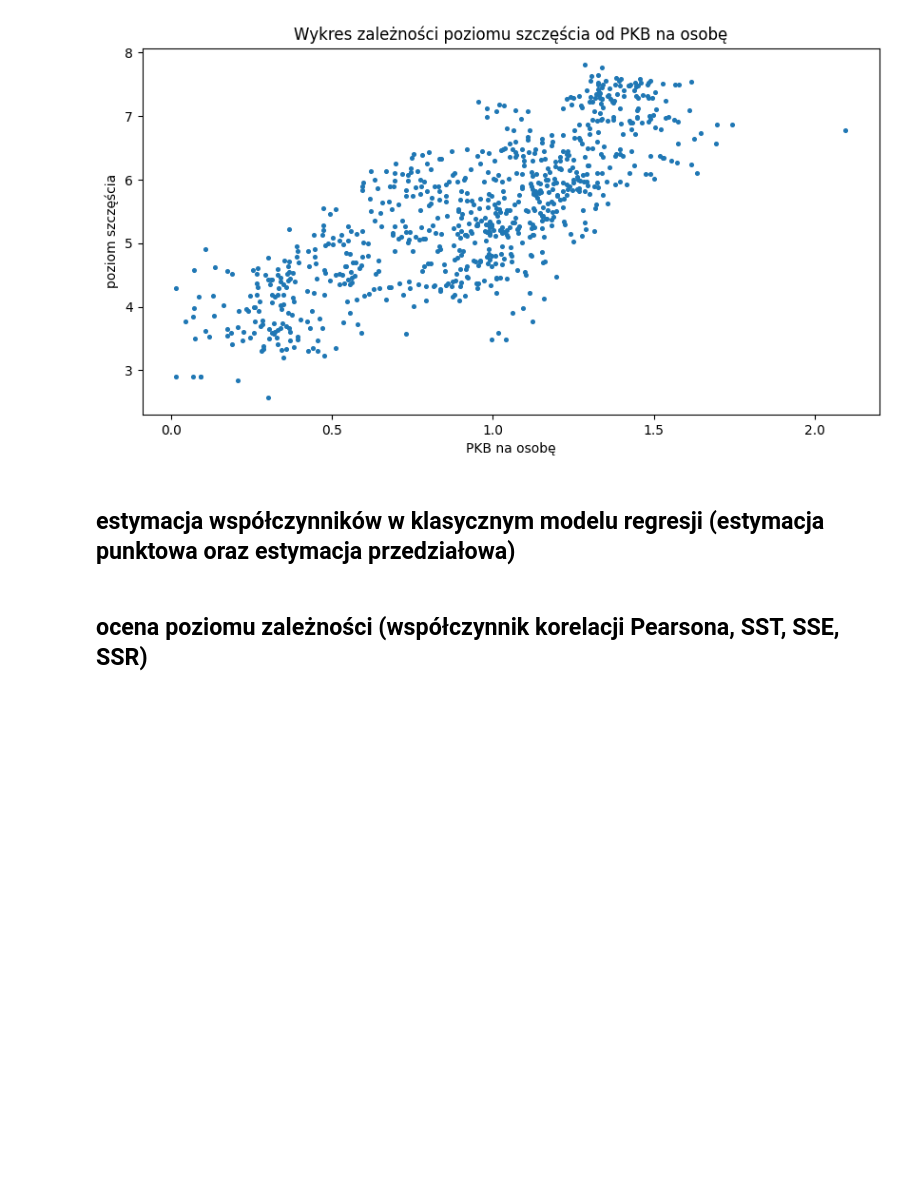
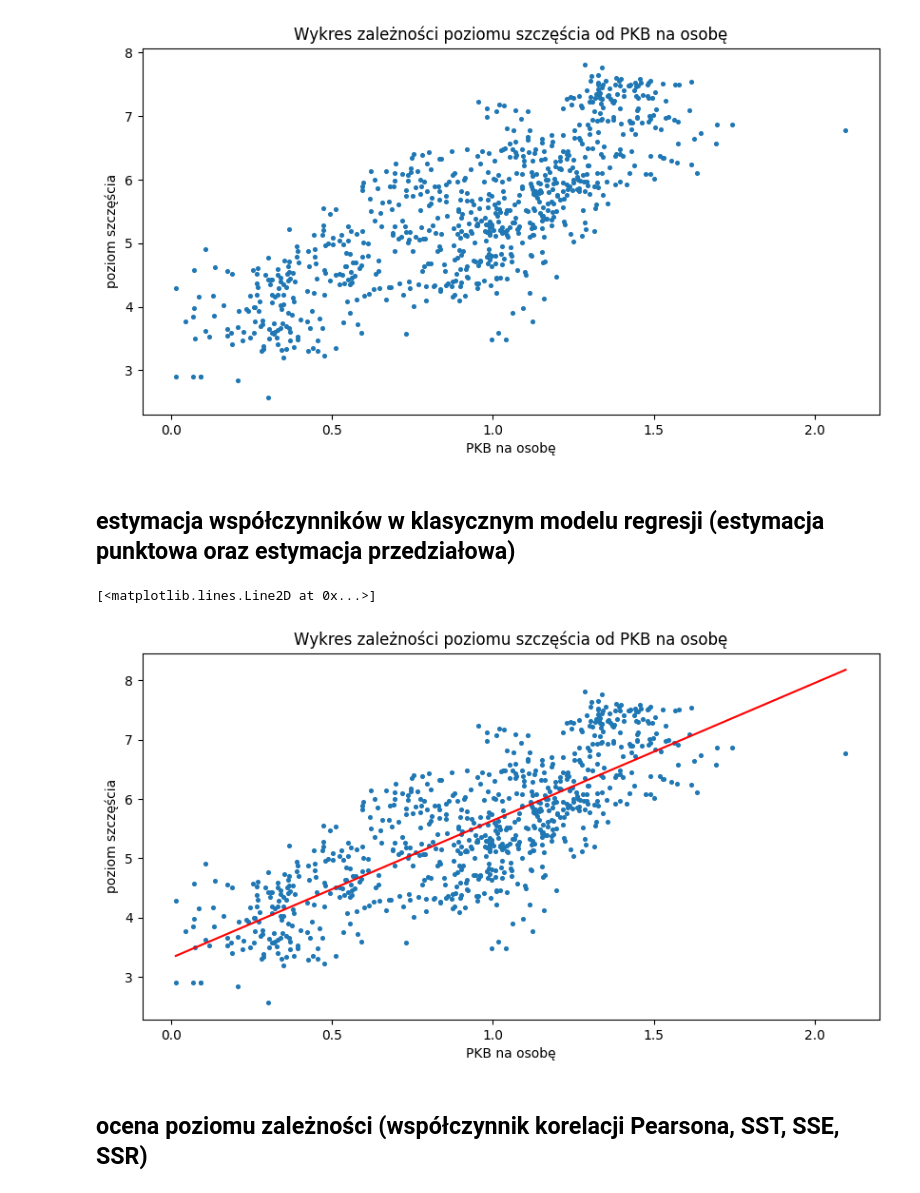
Before and after one commit to zlekoty/komputerowa_analiza_szereg-w_czasowych, a Jupyter notebook: kaszczRaport1.ipynb, the cells around one changed output. Saved outputs shown, nothing was run; the diff lists cells and outputs as text; code cells hidden in the pictures; blank space fills up the shorter version.

```diff
--- a/kaszczRaport1.ipynb
+++ b/kaszczRaport1.ipynb
@@ -165,6 +165,20 @@ def mnk(dane_x, dane_y):
     b = y_avg - a*x_avg
 
     return a, b
+# %%
+b1, b0 = mnk(np.array(gdp),np.array(happiness))
+# %%
+plt.figure(figsize = (10,5))
+plt.scatter(gdp,happiness,s=7)
+plt.xlabel("PKB na osobę")
+plt.ylabel("poziom szczęścia")
+plt.title("Wykres zależności poziomu szczęścia od PKB na osobę")
+x = np.linspace(min(gdp), max(gdp), 1000)
+y = [b1*i + b0 for i in x]
+plt.plot(x,y, color="r")
+# %% [output]
+[<matplotlib.lines.Line2D at 0x...>]
+[figure, added]
 # %% [markdown]
 ## ocena poziomu zależności (współczynnik korelacji Pearsona, SST, SSE, SSR)
 # %% [markdown]
```
